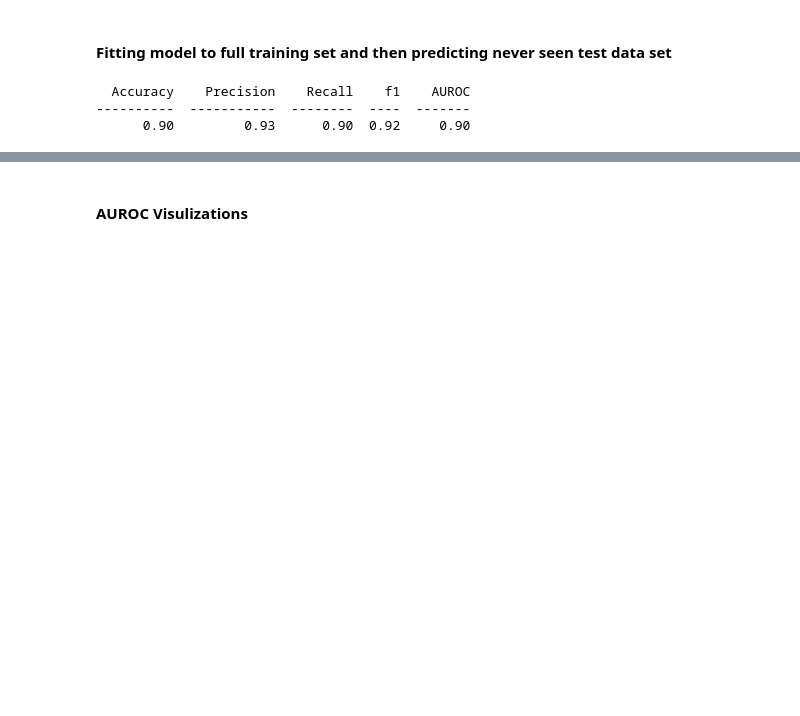
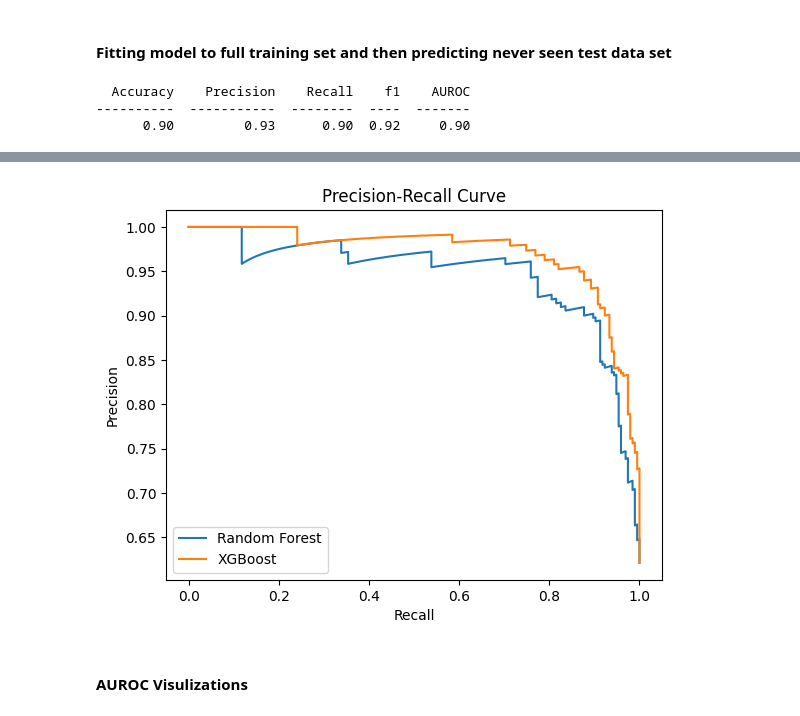
Before and after one commit to c-patrom/Student-Performance-Predictor, a Jupyter notebook: stu_perf_models.ipynb, the cells around one changed output, grey strips where cells are left out. Drawn from its saved outputs; the diff is of its cells as text; code cells hidden in the pictures; blank space fills up the shorter version.

```diff
--- a/stu_perf_models.ipynb
+++ b/stu_perf_models.ipynb
@@ -172,2 +205,15 @@ print(tabulate(results, headers=header, floatfmt=".2f"))
+# %%
+rf_precision, rf_recall, rf_thresholds = precision_recall_curve(y_test, preds_rf)
+xg_precision, xg_recall, xg_thresholds = precision_recall_curve(y_test, preds_xg)
+
+plt.plot(rf_recall, rf_precision, label='Random Forest')
+plt.plot(xg_recall, xg_precision, label='XGBoost')
+plt.xlabel('Recall')
+plt.ylabel('Precision')
+plt.title('Precision-Recall Curve')
+plt.legend()
+plt.show()
+# %% [output]
+[figure, added]
 # %% [markdown]
 #### AUROC Visulizations
```
Also changed, not shown: parts of 12 cells of this notebook.
